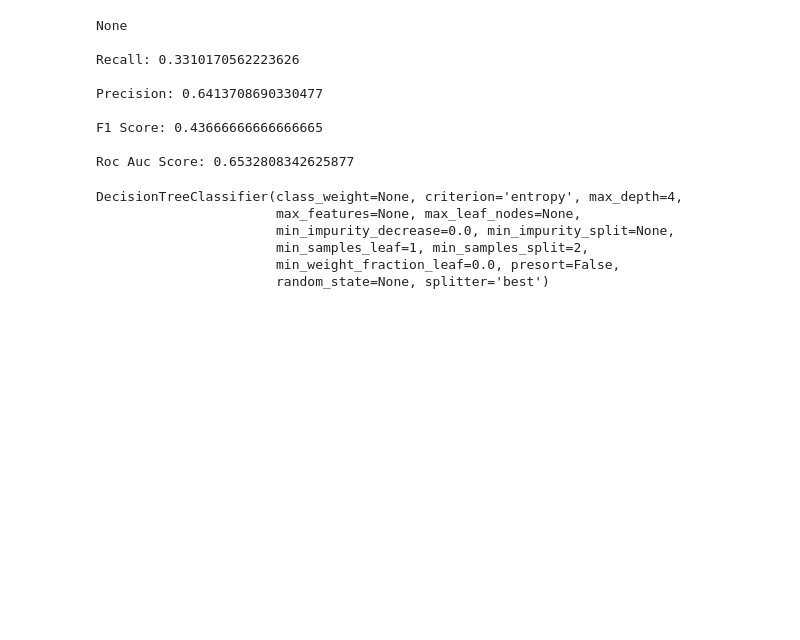
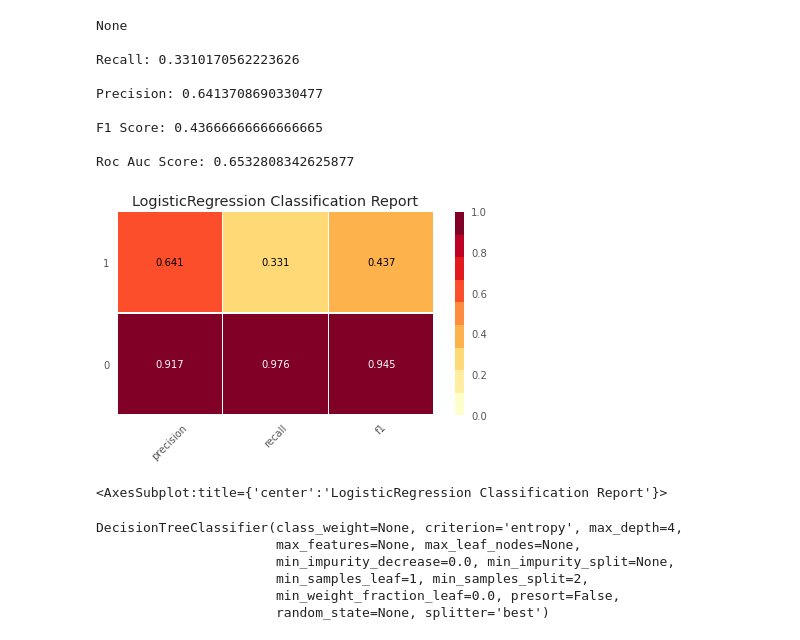
Before and after one commit to lauren-alexandra/subscription-prediction, a Jupyter notebook: Term_Deposit_Subscription_Prediction.ipynb, the cells around one changed output. Drawn from its saved outputs; the diff is of its cells as text; code cells hidden in the pictures; blank space fills up the shorter version.

Commit message:
yb visualization

```diff
--- a/Term_Deposit_Subscription_Prediction.ipynb
+++ b/Term_Deposit_Subscription_Prediction.ipynb
@@ -312,6 +311,14 @@ Precision: 0.6413708690330477
 F1 Score: 0.43666666666666665
 
 Roc Auc Score: 0.6532808342625877
+# %%
+viz = ClassificationReport(logreg)
+viz.fit(X_train, y_train)
+viz.score(X_test, y_test)
+viz.show()
+# %% [output]
+[figure, added]
+<AxesSubplot:title={'center':'LogisticRegression Classification Report'}>
 # %%
 # Decision Tree
 
```
Also changed, not shown: parts of 5 cells of this notebook.
